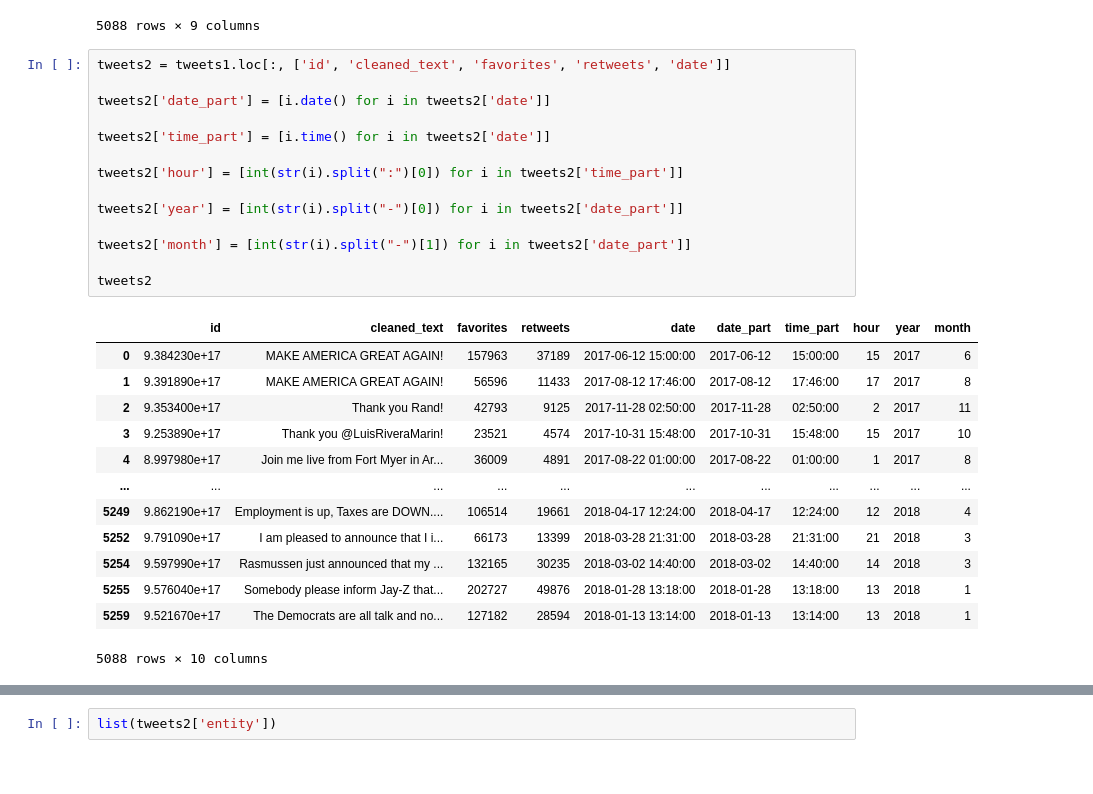
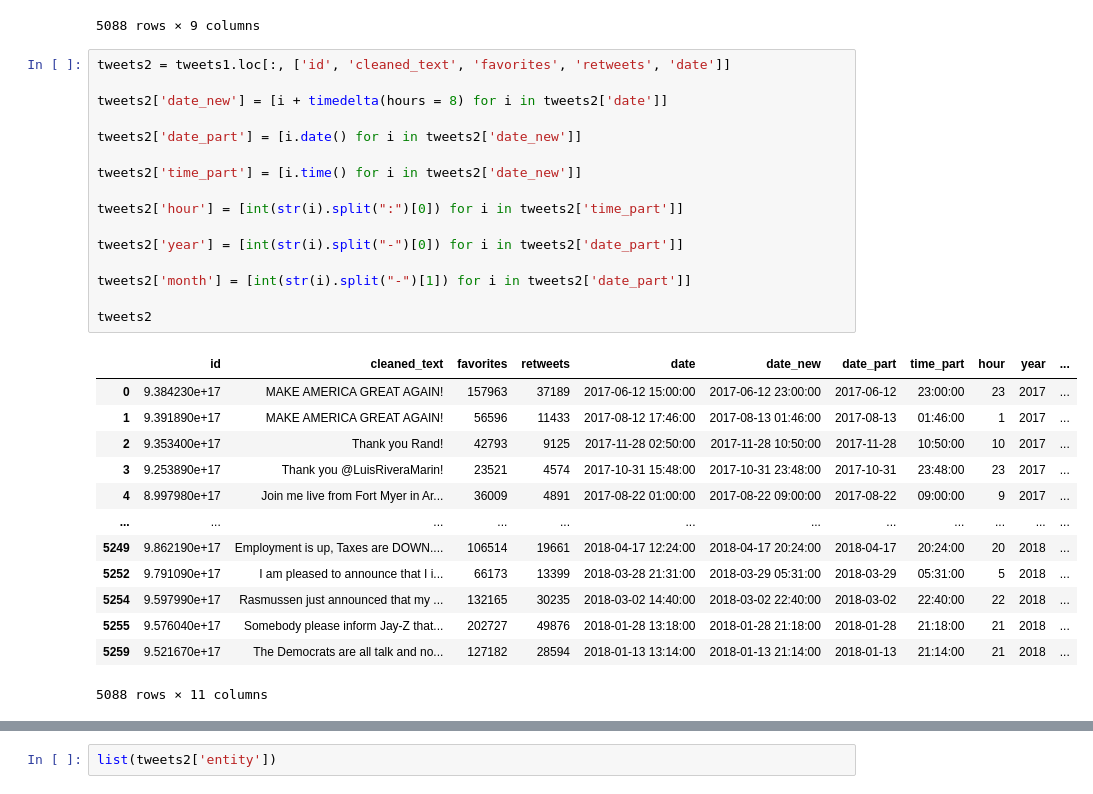
Before and after one commit to ameyrathi/MLProject, a Jupyter notebook: Tweets.ipynb, the cells around one changed output, grey strips where cells are left out. Saved outputs shown, nothing was run; the diff lists cells and outputs as text.

```diff
--- a/Tweets.ipynb
+++ b/Tweets.ipynb
@@ -97,30 +98,32 @@ tweets1
 # %%
 tweets2 = tweets1.loc[:, ['id', 'cleaned_text', 'favorites', 'retweets', 'date']]
 
-tweets2['date_part'] = [i.date() for i in tweets2['date']]
+tweets2['date_new'] = [i + timedelta(hours = 8) for i in tweets2['date']]
 
-tweets2['time_part'] = [i.time() for i in tweets2['date']]
+tweets2['date_part'] = [i.date() for i in tweets2['date_new']]
+
+tweets2['time_part'] = [i.time() for i in tweets2['date_new']]
 
 tweets2['hour'] = [int(str(i).split(":")[0]) for i in tweets2['time_part']]
 
 tweets2['year'] = [int(str(i).split("-")[0]) for i in tweets2['date_part']]
 
 tweets2['month'] = [int(str(i).split("-")[1]) for i in tweets2['date_part']]
 
 tweets2
 # %% [output]
-|  | id | cleaned_text | favorites | retweets | date | date_part | time_part | hour | year | month |
-| 0 | 9.384230e+17 | MAKE AMERICA GREAT AGAIN! | 157963 | 37189 | 2017-06-12 15:00:00 | 2017-06-12 | 15:00:00 | 15 | 2017 | 6 |
-| 1 | 9.391890e+17 | MAKE AMERICA GREAT AGAIN! | 56596 | 11433 | 2017-08-12 17:46:00 | 2017-08-12 | 17:46:00 | 17 | 2017 | 8 |
-| 2 | 9.353400e+17 | Thank you Rand! | 42793 | 9125 | 2017-11-28 02:50:00 | 2017-11-28 | 02:50:00 | 2 | 2017 | 11 |
-| 3 | 9.253890e+17 | Thank you @LuisRiveraMarin! | 23521 | 4574 | 2017-10-31 15:48:00 | 2017-10-31 | 15:48:00 | 15 | 2017 | 10 |
-| 4 | 8.997980e+17 | Join me live from Fort Myer in Ar... | 36009 | 4891 | 2017-08-22 01:00:00 | 2017-08-22 | 01:00:00 | 1 | 2017 | 8 |
-| ... | ... | ... | ... | ... | ... | ... | ... | ... | ... | ... |
-| 5249 | 9.862190e+17 | Employment is up, Taxes are DOWN.... | 106514 | 19661 | 2018-04-17 12:24:00 | 2018-04-17 | 12:24:00 | 12 | 2018 | 4 |
-| 5252 | 9.791090e+17 | I am pleased to announce that I i... | 66173 | 13399 | 2018-03-28 21:31:00 | 2018-03-28 | 21:31:00 | 21 | 2018 | 3 |
-| 5254 | 9.597990e+17 | Rasmussen just announced that my ... | 132165 | 30235 | 2018-03-02 14:40:00 | 2018-03-02 | 14:40:00 | 14 | 2018 | 3 |
-| 5255 | 9.576040e+17 | Somebody please inform Jay-Z that... | 202727 | 49876 | 2018-01-28 13:18:00 | 2018-01-28 | 13:18:00 | 13 | 2018 | 1 |
-| 5259 | 9.521670e+17 | The Democrats are all talk and no... | 127182 | 28594 | 2018-01-13 13:14:00 | 2018-01-13 | 13:14:00 | 13 | 2018 | 1 |
+|  | id | cleaned_text | favorites | retweets | date | date_new | date_part | time_part | hour | year | ... |
+| 0 | 9.384230e+17 | MAKE AMERICA GREAT AGAIN! | 157963 | 37189 | 2017-06-12 15:00:00 | 2017-06-12 23:00:00 | 2017-06-12 | 23:00:00 | 23 | 2017 | ... |
+| 1 | 9.391890e+17 | MAKE AMERICA GREAT AGAIN! | 56596 | 11433 | 2017-08-12 17:46:00 | 2017-08-13 01:46:00 | 2017-08-13 | 01:46:00 | 1 | 2017 | ... |
+| 2 | 9.353400e+17 | Thank you Rand! | 42793 | 9125 | 2017-11-28 02:50:00 | 2017-11-28 10:50:00 | 2017-11-28 | 10:50:00 | 10 | 2017 | ... |
+| 3 | 9.253890e+17 | Thank you @LuisRiveraMarin! | 23521 | 4574 | 2017-10-31 15:48:00 | 2017-10-31 23:48:00 | 2017-10-31 | 23:48:00 | 23 | 2017 | ... |
+| 4 | 8.997980e+17 | Join me live from Fort Myer in Ar... | 36009 | 4891 | 2017-08-22 01:00:00 | 2017-08-22 09:00:00 | 2017-08-22 | 09:00:00 | 9 | 2017 | ... |
+| ... | ... | ... | ... | ... | ... | ... | ... | ... | ... | ... | ... |
+| 5249 | 9.862190e+17 | Employment is up, Taxes are DOWN.... | 106514 | 19661 | 2018-04-17 12:24:00 | 2018-04-17 20:24:00 | 2018-04-17 | 20:24:00 | 20 | 2018 | ... |
+| 5252 | 9.791090e+17 | I am pleased to announce that I i... | 66173 | 13399 | 2018-03-28 21:31:00 | 2018-03-29 05:31:00 | 2018-03-29 | 05:31:00 | 5 | 2018 | ... |
+| 5254 | 9.597990e+17 | Rasmussen just announced that my ... | 132165 | 30235 | 2018-03-02 14:40:00 | 2018-03-02 22:40:00 | 2018-03-02 | 22:40:00 | 22 | 2018 | ... |
+| 5255 | 9.576040e+17 | Somebody please inform Jay-Z that... | 202727 | 49876 | 2018-01-28 13:18:00 | 2018-01-28 21:18:00 | 2018-01-28 | 21:18:00 | 21 | 2018 | ... |
+| 5259 | 9.521670e+17 | The Democrats are all talk and no... | 127182 | 28594 | 2018-01-13 13:14:00 | 2018-01-13 21:14:00 | 2018-01-13 | 21:14:00 | 21 | 2018 | ... |
-5088 rows × 10 columns
+5088 rows × 11 columns
 # %%
 tweets2.to_csv("trump_tweets_cleaned.csv", index=False, header=True)
```
Also changed, not shown: parts of 6 cells of this notebook.
